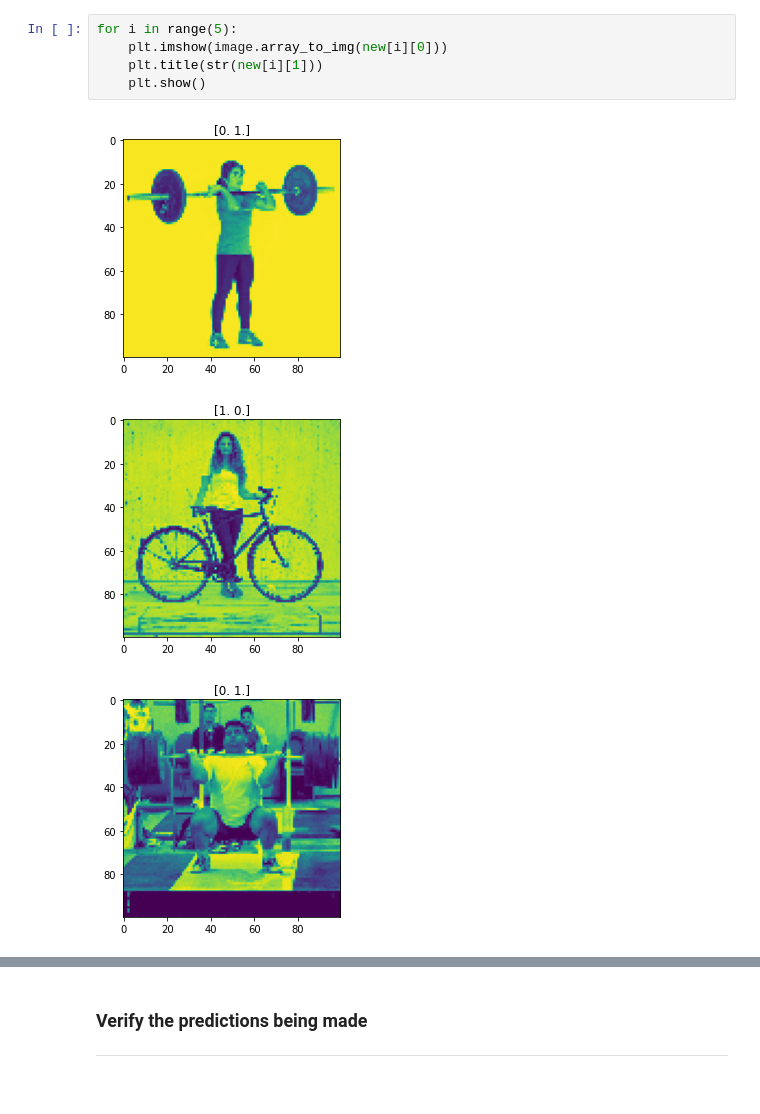
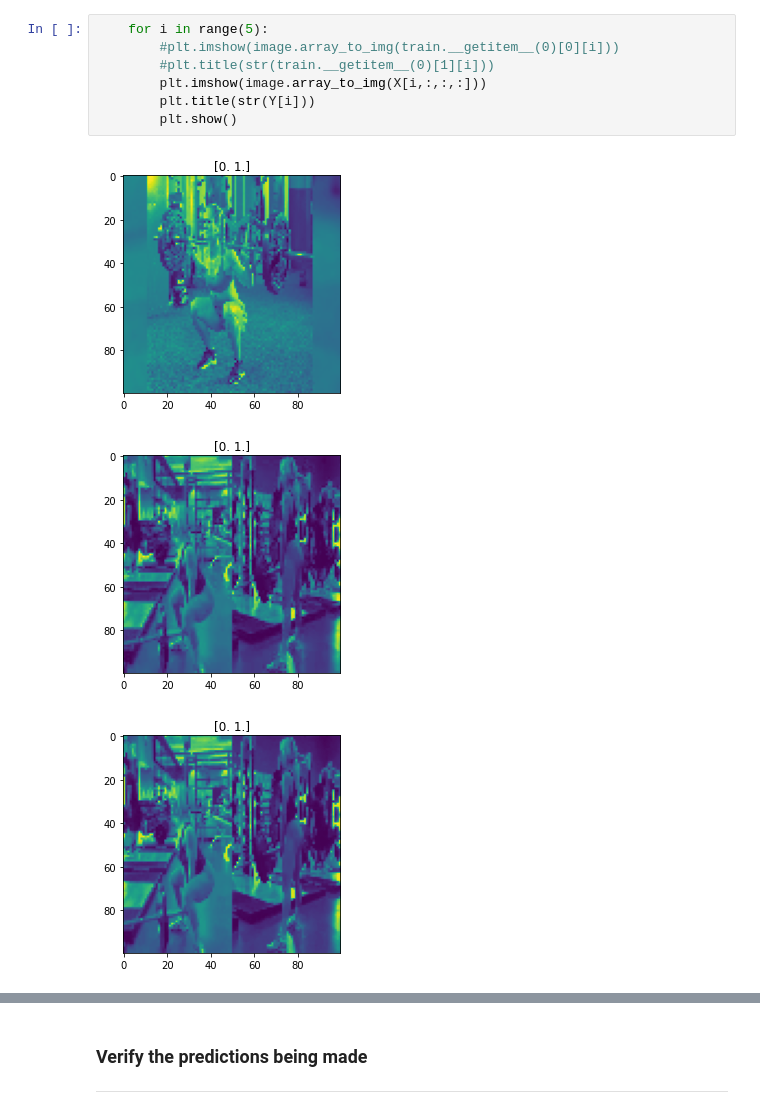
Before and after one commit to CSCI4850/s21-team1-project, a Jupyter notebook: networks/cnn-matt-1.ipynb, the cells around one changed output, grey strips where cells are left out. Cells and saved outputs as stored; diff of their text form.

```diff
--- a/networks/cnn-matt-1.ipynb
+++ b/networks/cnn-matt-1.ipynb
@@ -48,9 +63,11 @@ new = list(dataset.as_numpy_iterator())
 # %%
-for i in range(5):
-    plt.imshow(image.array_to_img(new[i][0]))
-    plt.title(str(new[i][1]))
-    plt.show()
+    for i in range(5):
+        #plt.imshow(image.array_to_img(train.__getitem__(0)[0][i]))
+        #plt.title(str(train.__getitem__(0)[1][i]))
+        plt.imshow(image.array_to_img(X[i,:,:,:]))
+        plt.title(str(Y[i]))
+        plt.show()
 # %% [output]
-[figure, old version]
+[figure, new version]
-[figure, old version]
+[figure, new version]
-[figure, old version]
+[figure, new version]
```
Also changed, not shown: parts of 10 cells of this notebook.
